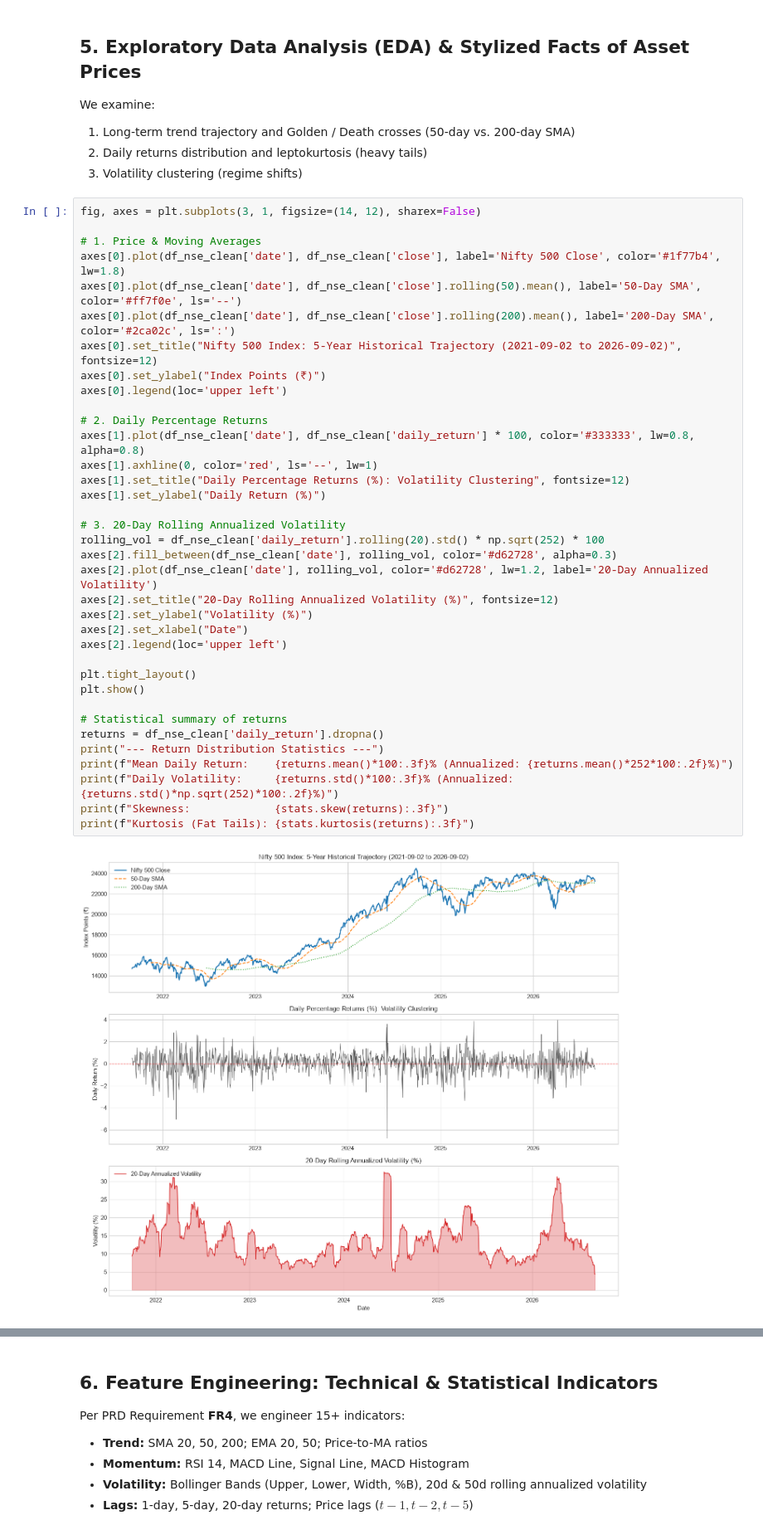
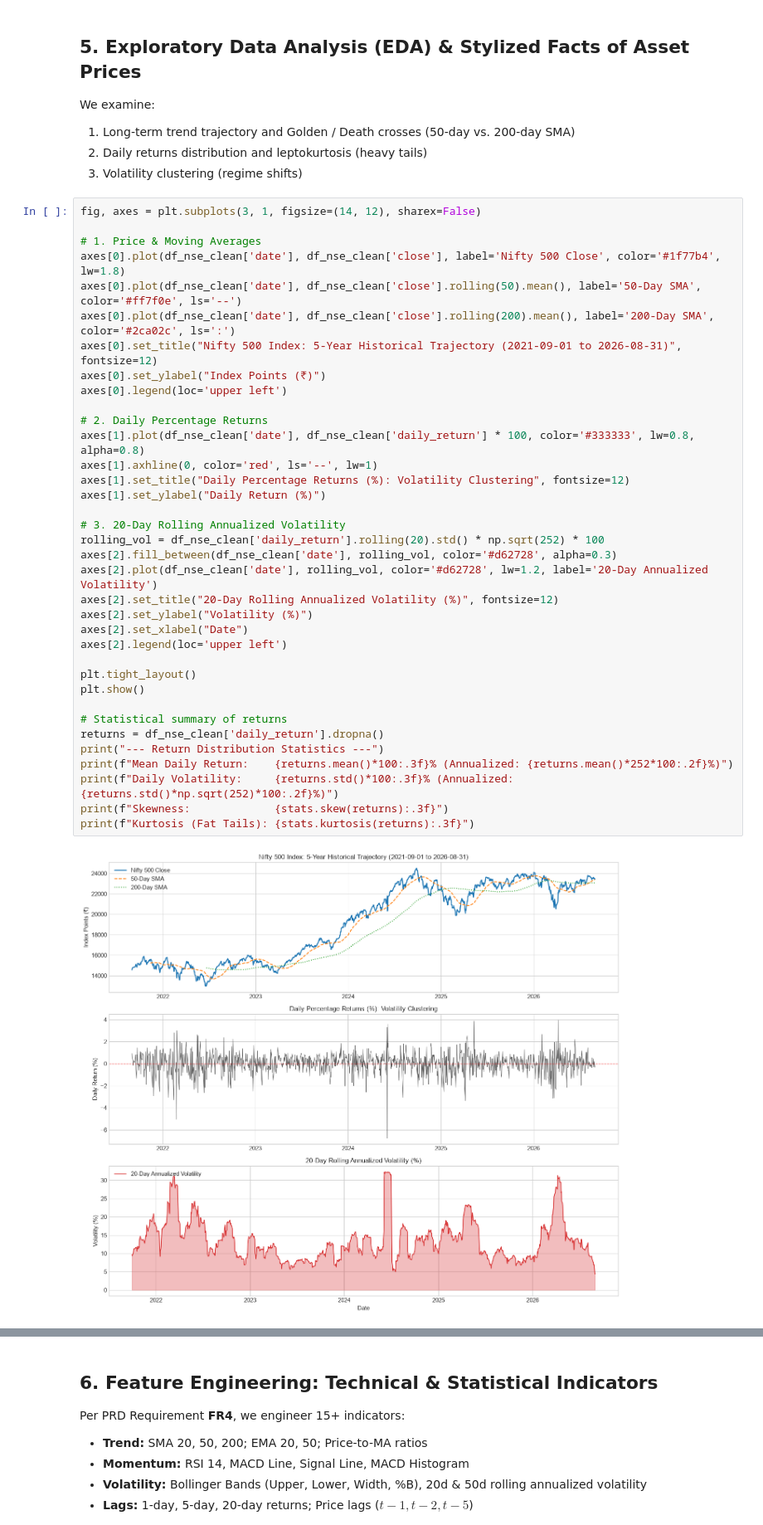
Before and after one commit to weinternpune/Stock_Market_Prediction, a Jupyter notebook: notebooks/02_nifty500_prediction_pipeline.ipynb, the cells around one changed output, grey strips where cells are left out. Shown at 83% size. Cells and saved outputs as stored; diff of their text form.

```diff
--- a/notebooks/02_nifty500_prediction_pipeline.ipynb
+++ b/notebooks/02_nifty500_prediction_pipeline.ipynb
@@ -159,35 +157,35 @@ fig, axes = plt.subplots(3, 1, figsize=(14, 12), sharex=False)
 axes[0].plot(df_nse_clean['date'], df_nse_clean['close'], label='Nifty 500 Close', color='#1f77b4', lw=1.8)
 axes[0].plot(df_nse_clean['date'], df_nse_clean['close'].rolling(50).mean(), label='50-Day SMA', color='#ff7f0e', ls='--')
 axes[0].plot(df_nse_clean['date'], df_nse_clean['close'].rolling(200).mean(), label='200-Day SMA', color='#2ca02c', ls=':')
-axes[0].set_title("Nifty 500 Index: 5-Year Historical Trajectory (2021-09-02 to 2026-09-02)", fontsize=12)
+axes[0].set_title("Nifty 500 Index: 5-Year Historical Trajectory (2021-09-01 to 2026-08-31)", fontsize=12)
 axes[0].set_ylabel("Index Points (₹)")
 axes[0].legend(loc='upper left')
 
 # 2. Daily Percentage Returns
 axes[1].plot(df_nse_clean['date'], df_nse_clean['daily_return'] * 100, color='#333333', lw=0.8, alpha=0.8)
 axes[1].axhline(0, color='red', ls='--', lw=1)
 axes[1].set_title("Daily Percentage Returns (%): Volatility Clustering", fontsize=12)
 axes[1].set_ylabel("Daily Return (%)")
 
 # 3. 20-Day Rolling Annualized Volatility
 rolling_vol = df_nse_clean['daily_return'].rolling(20).std() * np.sqrt(252) * 100
 axes[2].fill_between(df_nse_clean['date'], rolling_vol, color='#d62728', alpha=0.3)
 axes[2].plot(df_nse_clean['date'], rolling_vol, color='#d62728', lw=1.2, label='20-Day Annualized Volatility')
 axes[2].set_title("20-Day Rolling Annualized Volatility (%)", fontsize=12)
 axes[2].set_ylabel("Volatility (%)")
 axes[2].set_xlabel("Date")
 axes[2].legend(loc='upper left')
 
 plt.tight_layout()
 plt.show()
 
 # Statistical summary of returns
 returns = df_nse_clean['daily_return'].dropna()
 print("--- Return Distribution Statistics ---")
 print(f"Mean Daily Return:    {returns.mean()*100:.3f}% (Annualized: {returns.mean()*252*100:.2f}%)")
 print(f"Daily Volatility:     {returns.std()*100:.3f}% (Annualized: {returns.std()*np.sqrt(252)*100:.2f}%)")
 print(f"Skewness:             {stats.skew(returns):.3f}")
 print(f"Kurtosis (Fat Tails): {stats.kurtosis(returns):.3f}")
 # %% [output]
-[figure, old version]
+[figure, new version]
 --- Return Distribution Statistics ---
```
Also changed, not shown: parts of 31 cells of this notebook, 21 other files.
